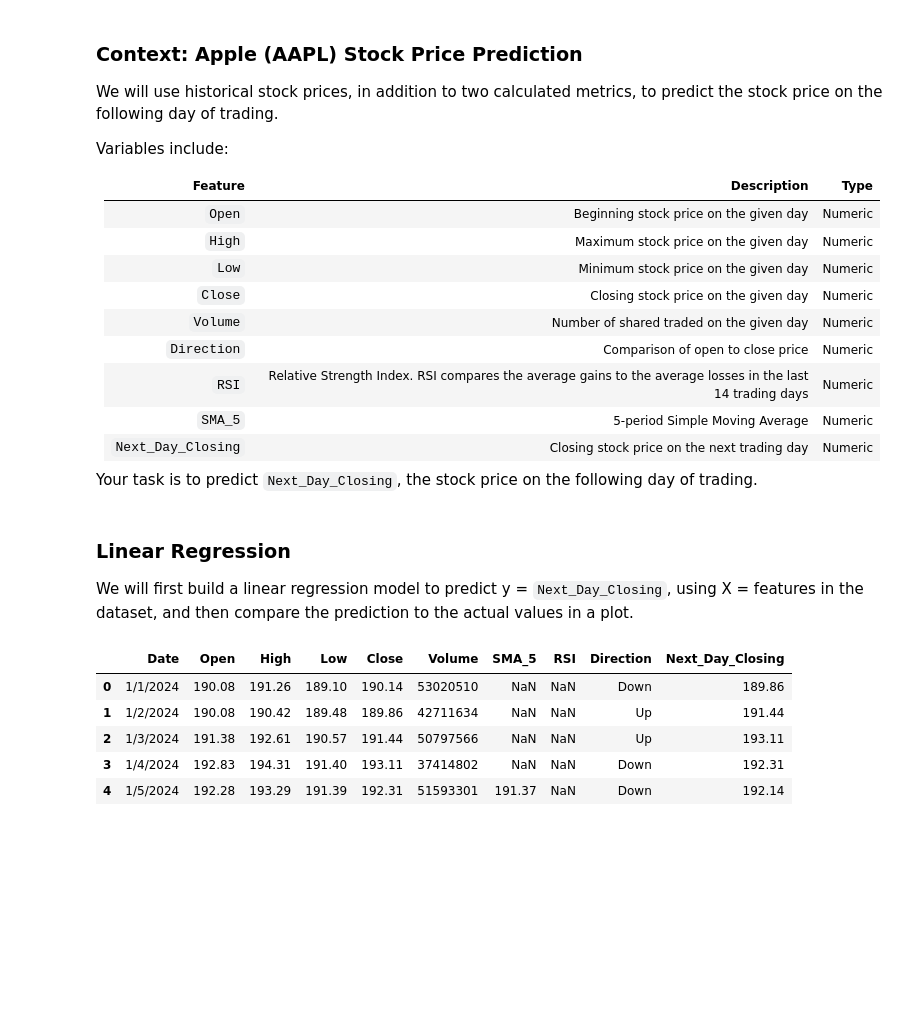
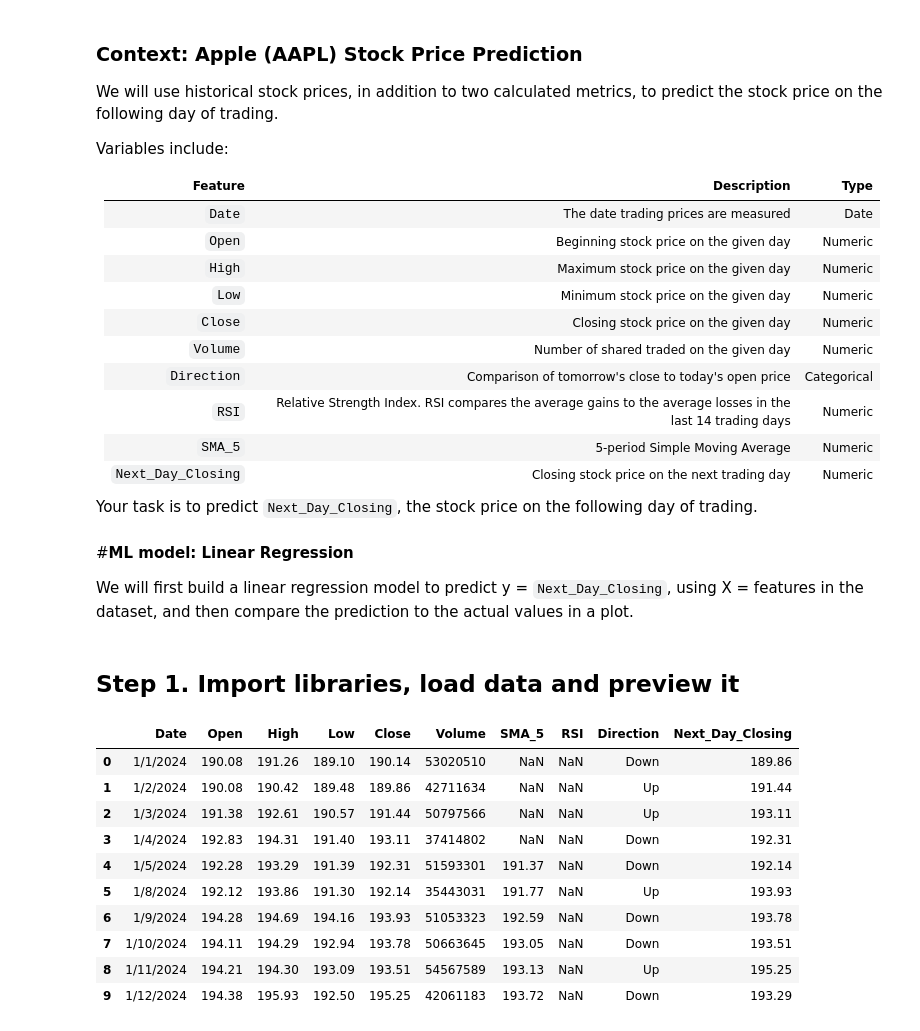
Before and after one commit to Luoxiaowanzi/IS-4487-Guide, a Jupyter notebook: Demos/demo_11_regression.ipynb, the cells around one changed output. Drawn from its saved outputs; the diff is of its cells as text; code cells hidden in the pictures; blank space fills up the shorter version.

```diff
--- a/Demos/demo_11_regression.ipynb
+++ b/Demos/demo_11_regression.ipynb
@@ -18,20 +18,23 @@ Variables include:
 
 | Feature     | Description                                          | Type        |
 | ----------- | ---------------------------------------------------- | ----------- |
+|`Date`        |The date trading prices are measured          |Date    |
 | `Open`       | Beginning stock price on the given day                                  | Numeric     |
 | `High`       | Maximum stock price on the given day     | Numeric |
 | `Low`   | Minimum  stock price on the given day              | Numeric |
 | `Close` | Closing stock price on the given day | Numeric |
 | `Volume`   |  Number of shared traded on the given day                           | Numeric |
-| `Direction`   | Comparison of open to close price                         | Numeric |
+| `Direction`   | Comparison of tomorrow's close to today's open price                         | Categorical |
 | `RSI`      | Relative Strength Index.  RSI compares the average gains to the average losses in the last 14 trading days                        | Numeric |
 | `SMA_5`   | 5-period Simple Moving Average     | Numeric     |
 | `Next_Day_Closing`   | Closing stock price on the next trading day         | Numeric |
 
 Your task is to predict `Next_Day_Closing`,  the stock price on the following day of trading.
 # %% [markdown]
-### Linear Regression
+#**ML model: Linear Regression**
 
 We will first build a linear regression model to predict y = `Next_Day_Closing`, using X = features in the dataset, and then compare the prediction to the actual values in a plot.
+# %% [markdown]
+## **Step 1. Import libraries, load data and preview it**
 # %%
 import pandas as pd
@@ -45,11 +51,16 @@ url = "https://raw.githubusercontent.com/vandanara/UofUtah_IS4487/refs/heads/mai
 df = pd.read_csv(url, sep=',')
 # %%
 #Preview the data
-df.head()
+df.head(n=10)
 # %% [output]
 |  | Date | Open | High | Low | Close | Volume | SMA_5 | RSI | Direction | Next_Day_Closing |
 | 0 | 1/1/2024 | 190.08 | 191.26 | 189.10 | 190.14 | 53020510 | NaN | NaN | Down | 189.86 |
 | 1 | 1/2/2024 | 190.08 | 190.42 | 189.48 | 189.86 | 42711634 | NaN | NaN | Up | 191.44 |
 | 2 | 1/3/2024 | 191.38 | 192.61 | 190.57 | 191.44 | 50797566 | NaN | NaN | Up | 193.11 |
 | 3 | 1/4/2024 | 192.83 | 194.31 | 191.40 | 193.11 | 37414802 | NaN | NaN | Down | 192.31 |
 | 4 | 1/5/2024 | 192.28 | 193.29 | 191.39 | 192.31 | 51593301 | 191.37 | NaN | Down | 192.14 |
+| 5 | 1/8/2024 | 192.12 | 193.86 | 191.30 | 192.14 | 35443031 | 191.77 | NaN | Up | 193.93 |
+| 6 | 1/9/2024 | 194.28 | 194.69 | 194.16 | 193.93 | 51053323 | 192.59 | NaN | Down | 193.78 |
+| 7 | 1/10/2024 | 194.11 | 194.29 | 192.94 | 193.78 | 50663645 | 193.05 | NaN | Down | 193.51 |
+| 8 | 1/11/2024 | 194.21 | 194.30 | 193.09 | 193.51 | 54567589 | 193.13 | NaN | Up | 195.25 |
+| 9 | 1/12/2024 | 194.38 | 195.93 | 192.50 | 195.25 | 42061183 | 193.72 | NaN | Down | 193.29 |
```
Also changed, not shown: parts of 27 cells of this notebook.
